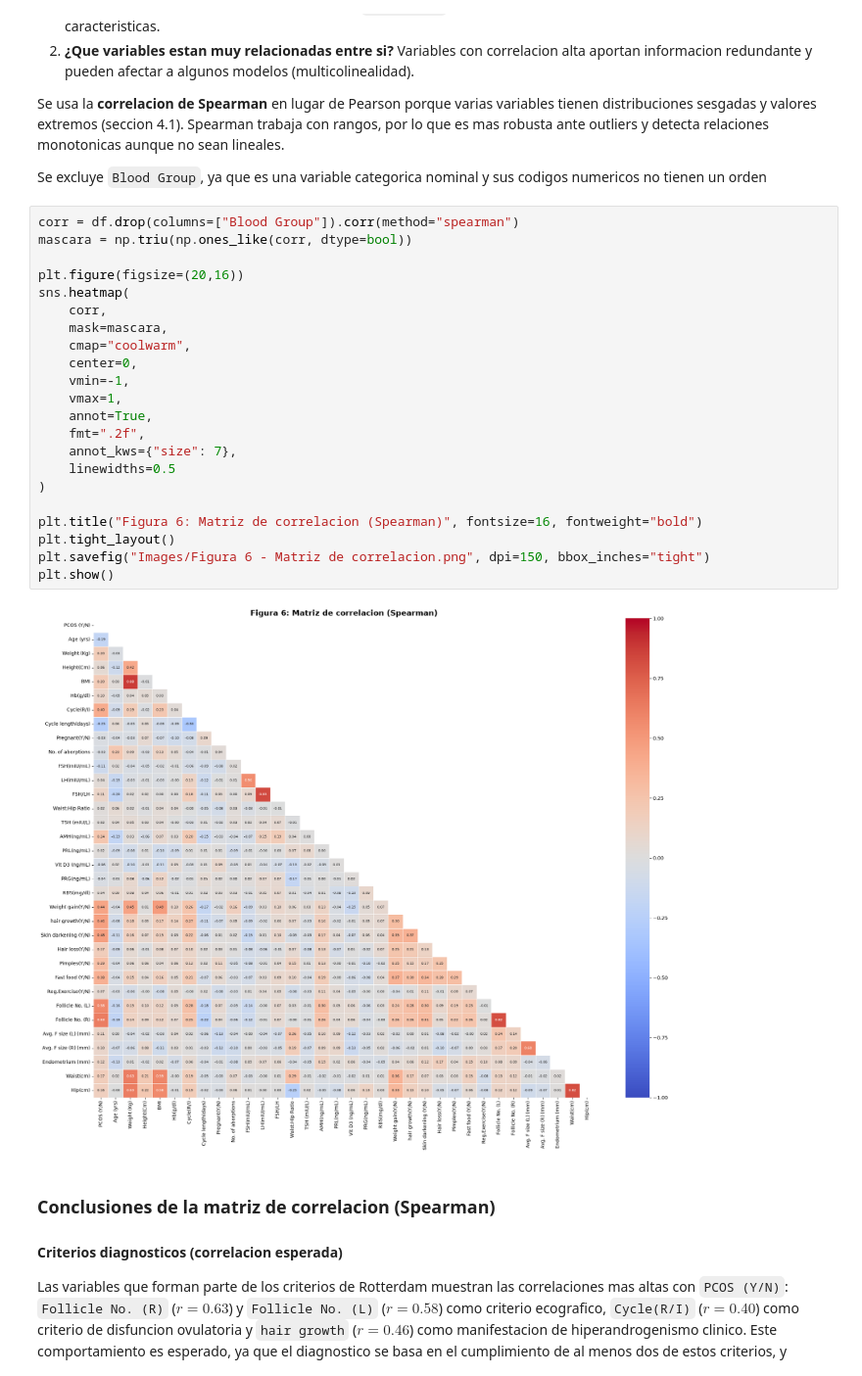
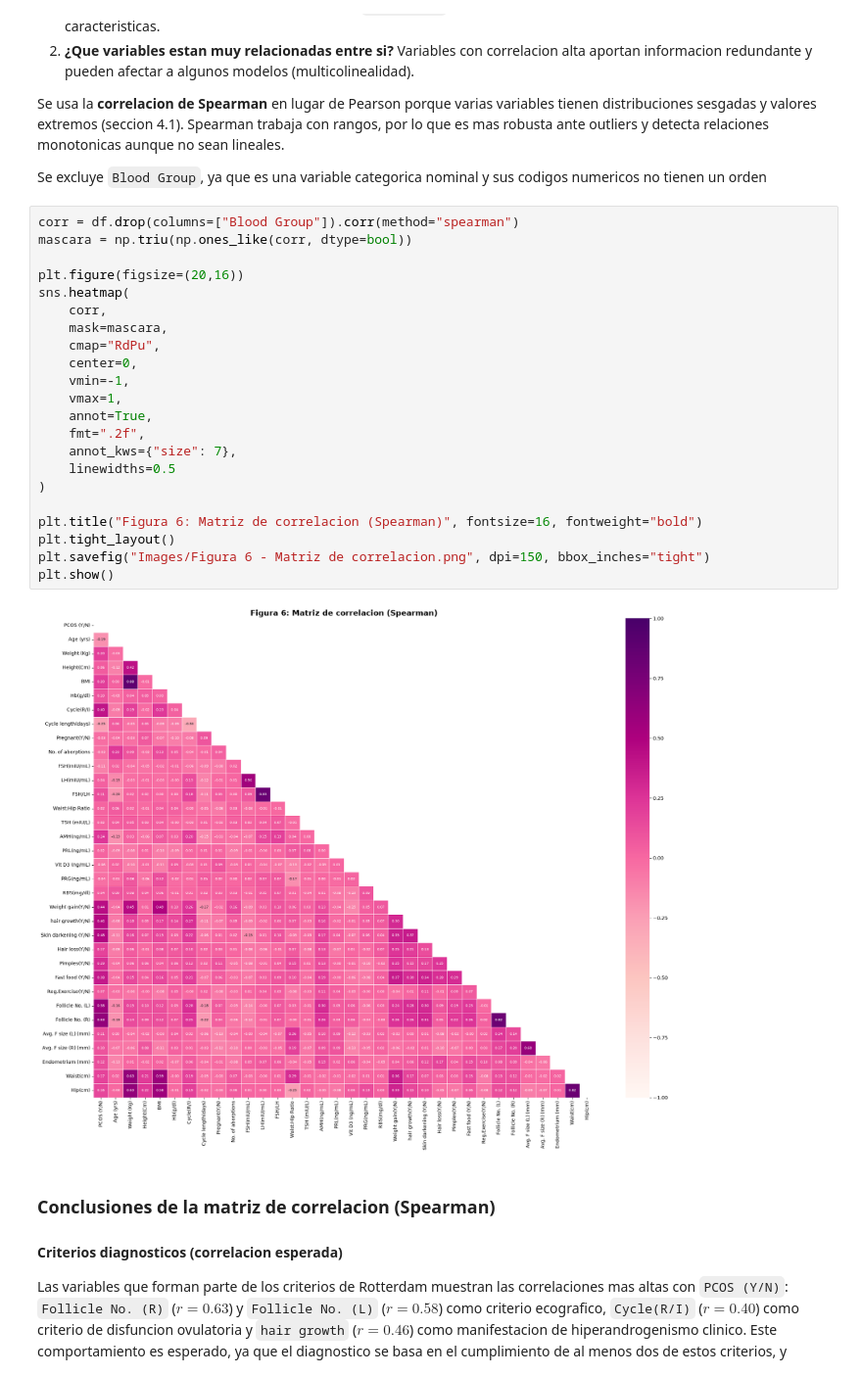
Before and after one commit to Elsarabia15/ICD-2026, a Jupyter notebook: Practicas/Practica-2/Practica-II.ipynb, the cells around one changed output. Shown at 98% size. Drawn from its saved outputs; the diff is of its cells as text.

```diff
--- a/Practicas/Practica-2/Practica-II.ipynb
+++ b/Practicas/Practica-2/Practica-II.ipynb
@@ -868,27 +868,27 @@ Se excluye `Blood Group`, ya que es una variable categorica nominal y sus codigo
 # %%
 corr = df.drop(columns=["Blood Group"]).corr(method="spearman")
 mascara = np.triu(np.ones_like(corr, dtype=bool))
 
 plt.figure(figsize=(20,16))
 sns.heatmap(
     corr,
     mask=mascara,
-    cmap="coolwarm",
+    cmap="RdPu",
     center=0,
     vmin=-1,
     vmax=1,
     annot=True,
     fmt=".2f",
     annot_kws={"size": 7},
     linewidths=0.5
 )
 
 plt.title("Figura 6: Matriz de correlacion (Spearman)", fontsize=16, fontweight="bold")
 plt.tight_layout()
 plt.savefig("Images/Figura 6 - Matriz de correlacion.png", dpi=150, bbox_inches="tight")
 plt.show()
 # %% [output]
-[figure, old version]
+[figure, new version]
 # %% [markdown]
 ### Conclusiones de la matriz de correlacion (Spearman)
 
```
Also changed, not shown: parts of 5 cells of this notebook, 10 other files.
